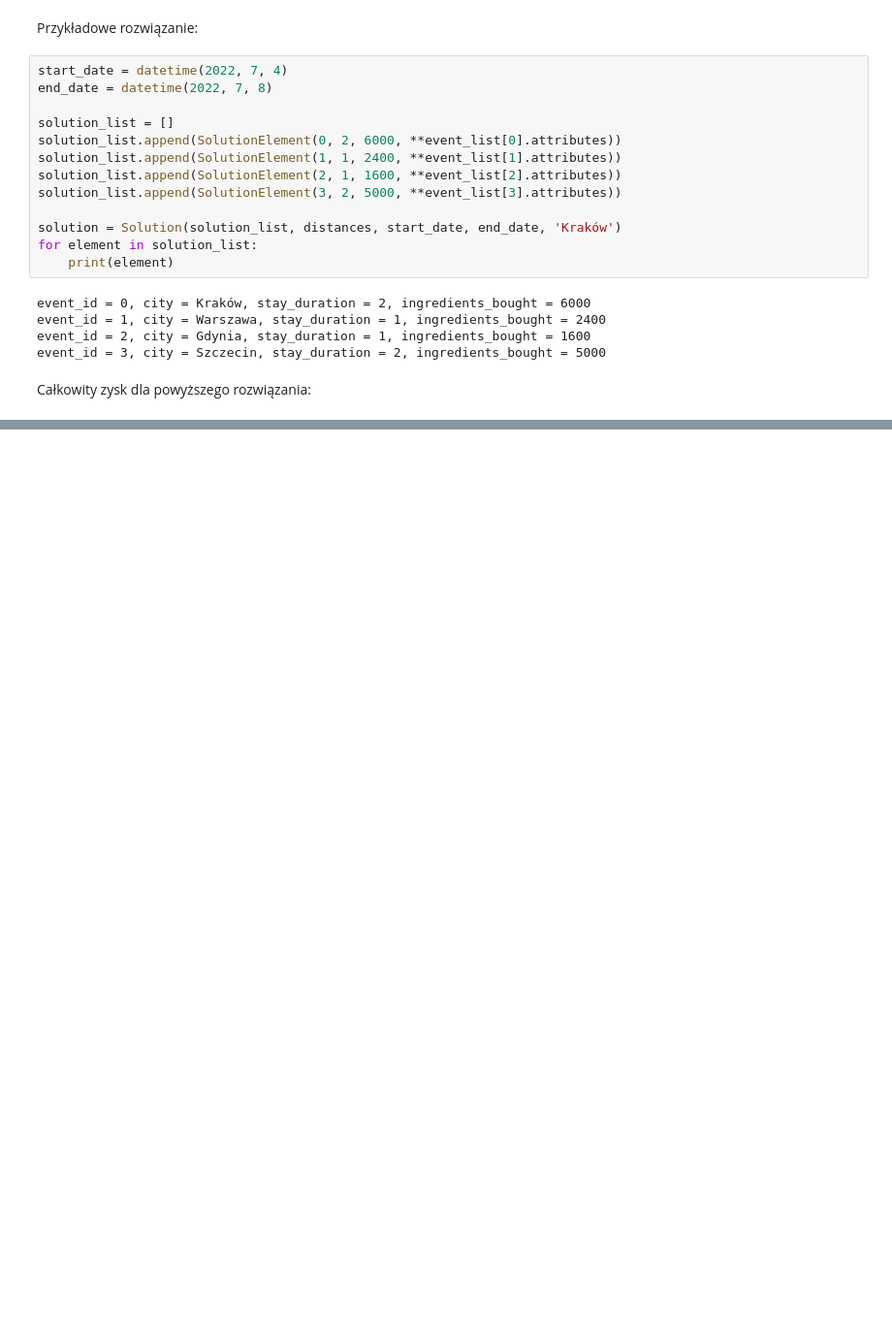
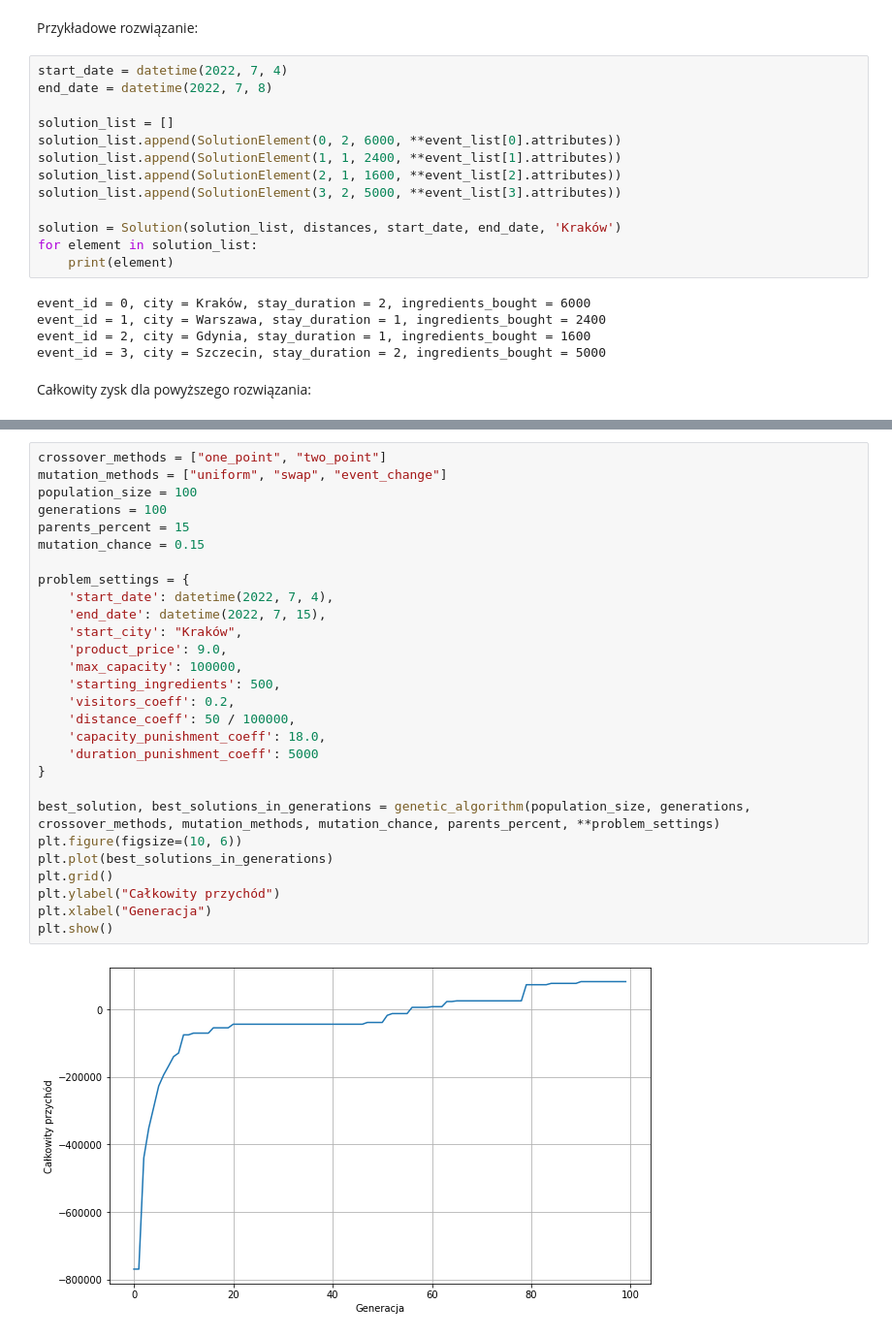
Before and after one commit to bartoszzak/Algorytm-genetyczny, a Jupyter notebook: przyklad_funkcja_celu.ipynb, the cells around one changed output, grey strips where cells are left out. Shown: that part at 97% size. Drawn from its saved outputs; the diff is of its cells as text; blank space fills up the shorter version.

```diff
--- a/przyklad_funkcja_celu.ipynb
+++ b/przyklad_funkcja_celu.ipynb
@@ -68,0 +60,30 @@ Całkowity zysk: 14788.735400000001
+# %%
+crossover_methods = ["one_point", "two_point"]
+mutation_methods = ["uniform", "swap", "event_change"]
+population_size = 100
+generations = 100
+parents_percent = 15
+mutation_chance = 0.15
+
+problem_settings = {
+    'start_date': datetime(2022, 7, 4),
+    'end_date': datetime(2022, 7, 15),
+    'start_city': "Kraków",
+    'product_price': 9.0,
+    'max_capacity': 100000,
+    'starting_ingredients': 500,
+    'visitors_coeff': 0.2,
+    'distance_coeff': 50 / 100000,
+    'capacity_punishment_coeff': 18.0,
+    'duration_punishment_coeff': 5000
+}
+
+best_solution, best_solutions_in_generations = genetic_algorithm(population_size, generations, crossover_methods, mutation_methods, mutation_chance, parents_percent, **problem_settings)
+plt.figure(figsize=(10, 6))
+plt.plot(best_solutions_in_generations)
+plt.grid()
+plt.ylabel("Całkowity przychód")
+plt.xlabel("Generacja")
+plt.show()
+# %% [output]
+[figure, added]
```
Also changed, not shown: parts of 9 cells of this notebook, 3 other files.
